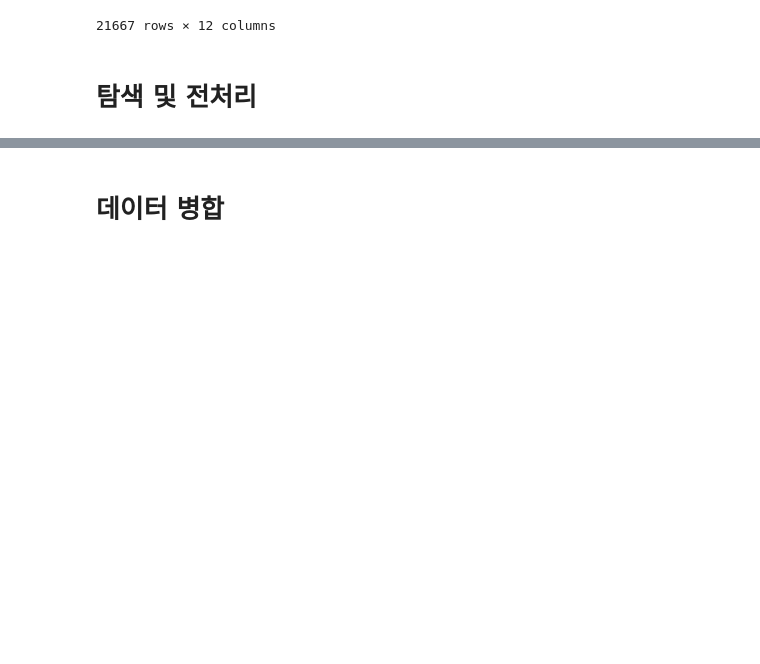
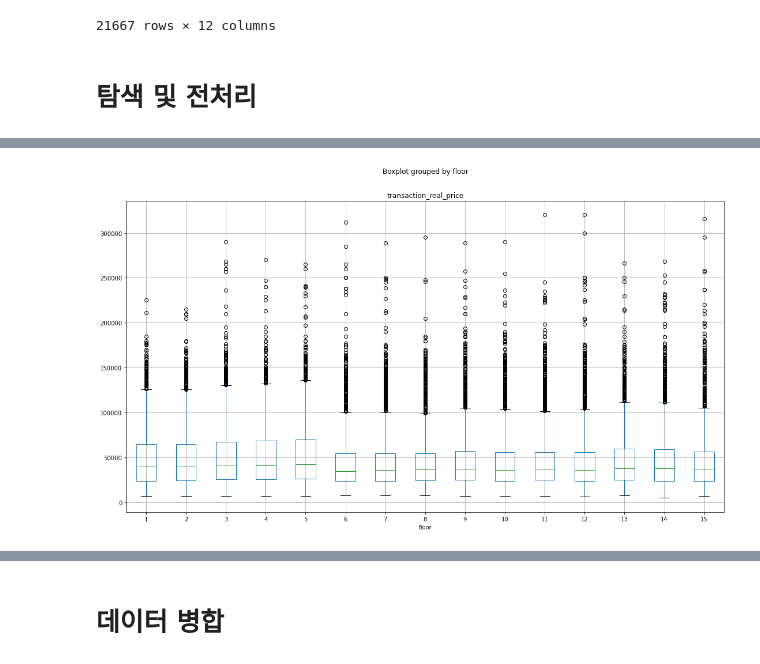
Before and after one commit to seonydg/ml-predicting-the-actual-price-of-apartments-dacon-zigbang, a Jupyter notebook: Predicting the Actual Price of Apartments-DACON.ipynb, the cells around one changed output, grey strips where cells are left out. Cells and saved outputs as stored; diff of their text form; code cells hidden in the pictures; blank space fills up the shorter version.

```diff
--- a/Predicting the Actual Price of Apartments-DACON.ipynb
+++ b/Predicting the Actual Price of Apartments-DACON.ipynb
@@ -100,0 +269,5 @@ ref_df
+# %%
+df.loc[df['floor_level'] == 'low'].boxplot(column = 'transaction_real_price', by = 'floor')
+plt.show()
+# %% [output]
+[figure, added]
```
Also changed, not shown: parts of 59 cells of this notebook.
